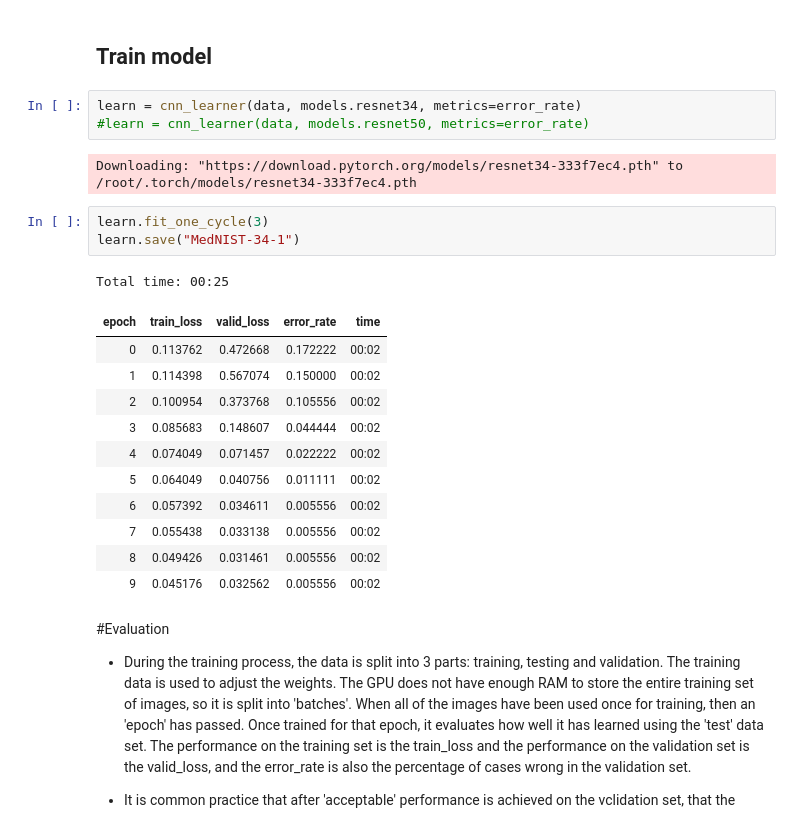
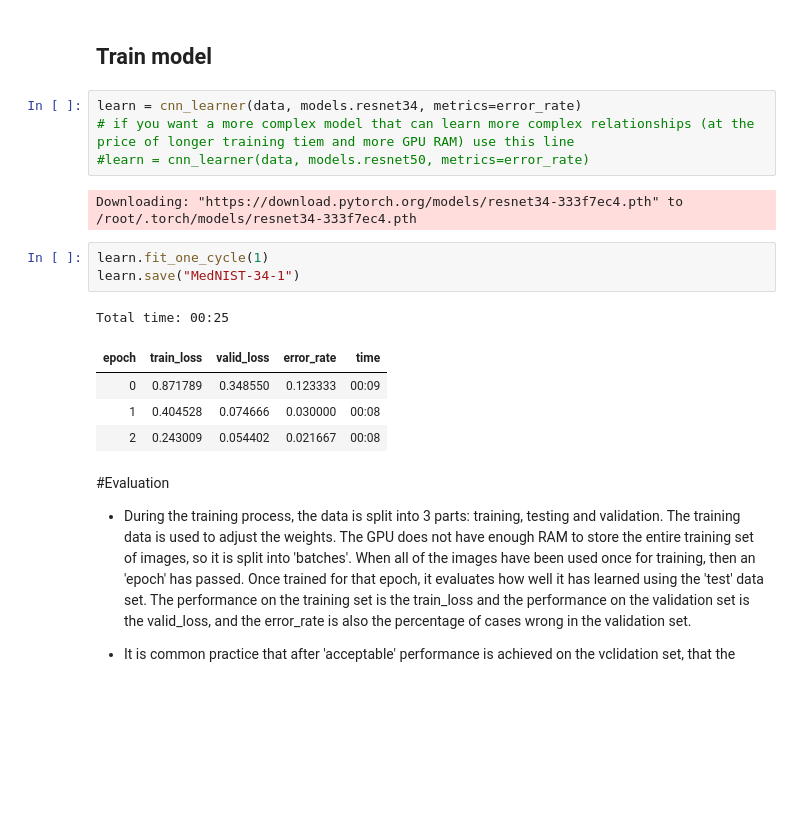
Before and after one commit to slowvak/MIDL-C, a Jupyter notebook: MedNISTClassify.ipynb, the cells around one changed output. Saved outputs shown, nothing was run; the diff lists cells and outputs as text; blank space fills up the shorter version.

```diff
--- a/MedNISTClassify.ipynb
+++ b/MedNISTClassify.ipynb
@@ -84,25 +86,19 @@ data.show_batch(rows=3, figsize=(7,8))
 ## Train model
 # %%
 learn = cnn_learner(data, models.resnet34, metrics=error_rate)
+# if you want a more complex model that can learn more complex relationships (at the price of longer training tiem and more GPU RAM) use this line
 #learn = cnn_learner(data, models.resnet50, metrics=error_rate)
 # %% [output]
 Downloading: "https://download.pytorch.org/models/resnet34-333f7ec4.pth" to /root/.torch/models/resnet34-333f7ec4.pth
 # %%
-learn.fit_one_cycle(3)
+learn.fit_one_cycle(1)
 learn.save("MedNIST-34-1")
 # %% [output]
 Total time: 00:25
 | epoch | train_loss | valid_loss | error_rate | time |
-| 0 | 0.113762 | 0.472668 | 0.172222 | 00:02 |
-| 1 | 0.114398 | 0.567074 | 0.150000 | 00:02 |
-| 2 | 0.100954 | 0.373768 | 0.105556 | 00:02 |
-| 3 | 0.085683 | 0.148607 | 0.044444 | 00:02 |
-| 4 | 0.074049 | 0.071457 | 0.022222 | 00:02 |
-| 5 | 0.064049 | 0.040756 | 0.011111 | 00:02 |
-| 6 | 0.057392 | 0.034611 | 0.005556 | 00:02 |
-| 7 | 0.055438 | 0.033138 | 0.005556 | 00:02 |
-| 8 | 0.049426 | 0.031461 | 0.005556 | 00:02 |
-| 9 | 0.045176 | 0.032562 | 0.005556 | 00:02 |
+| 0 | 0.871789 | 0.348550 | 0.123333 | 00:09 |
+| 1 | 0.404528 | 0.074666 | 0.030000 | 00:08 |
+| 2 | 0.243009 | 0.054402 | 0.021667 | 00:08 |
 # %% [markdown]
 #Evaluation
 * During the training process, the data is split into 3 parts: training, testing and validation. The training data is used to adjust the weights. The GPU does not have enough RAM to store the entire training set of images, so it is split into 'batches'. When all of the images have been used once for training, then an 'epoch' has passed. Once trained for that epoch, it evaluates how well it has learned using the 'test' data set. The performance on the training set is the train_loss and the performance on the validation set is the valid_loss, and the error_rate is also the percentage of cases wrong in the validation set.
```
Also changed, not shown: parts of 9 cells of this notebook.
